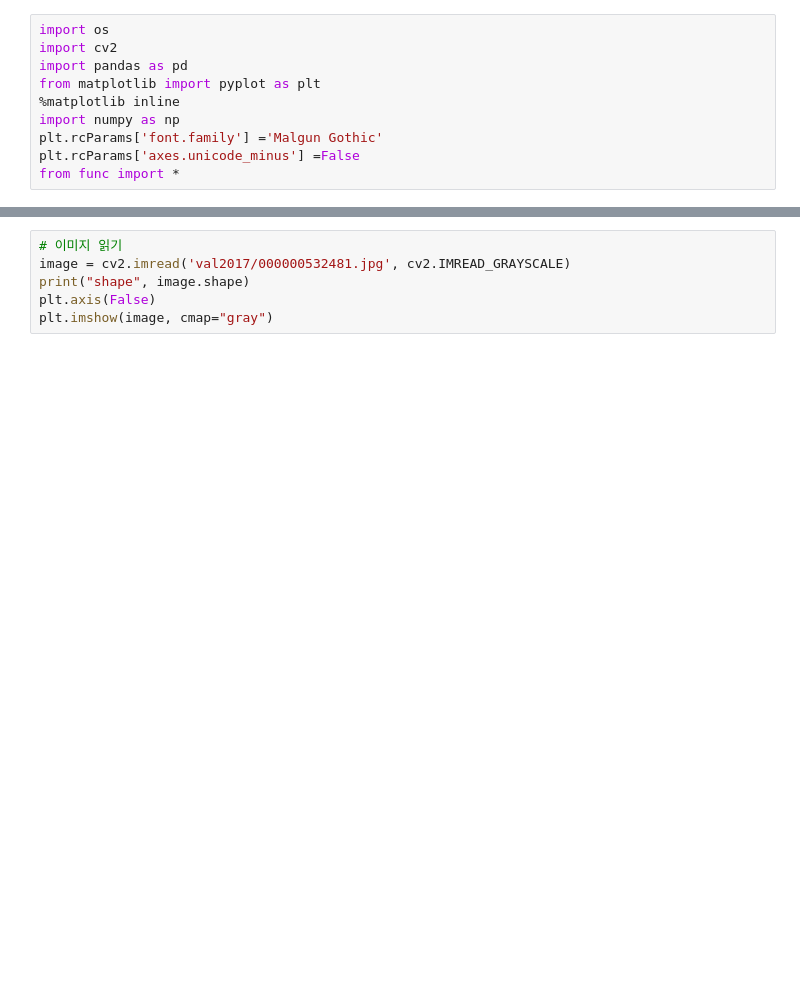
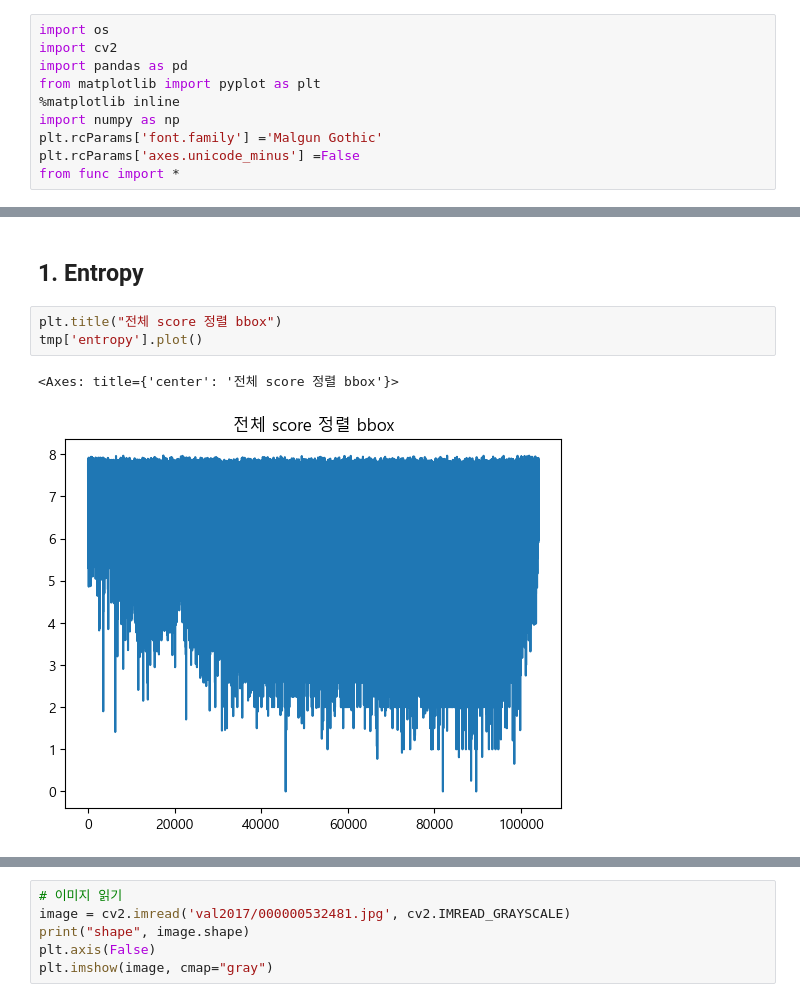
Before and after one commit to yuuhey/image_preprocessing, a Jupyter notebook: metric.ipynb, the cells around one changed output, grey strips where cells are left out. Saved outputs shown, nothing was run; the diff lists cells and outputs as text; blank space fills up the shorter version.

```diff
--- a/metric.ipynb
+++ b/metric.ipynb
@@ -26,0 +68,8 @@ Index(['image_file', 'bbox', 'bbox_score', 'bbox_id', 'width', 'height',
+# %% [markdown]
+## 1. Entropy
+# %%
+plt.title("전체 score 정렬 bbox")
+tmp['entropy'].plot()
+# %% [output]
+<Axes: title={'center': '전체 score 정렬 bbox'}>
+[figure, added]
```
Also changed, not shown: parts of 20 cells of this notebook, 6 other files.
